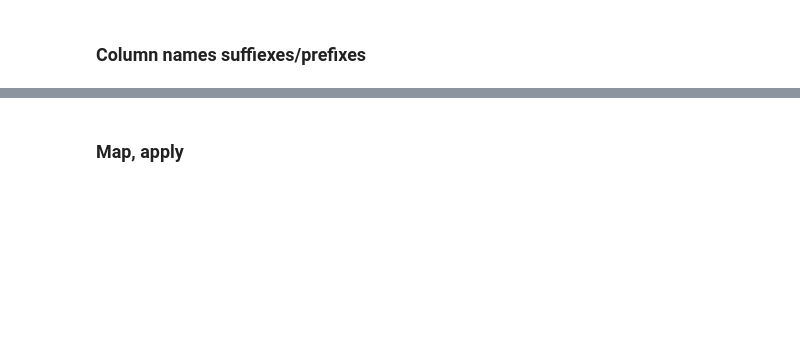
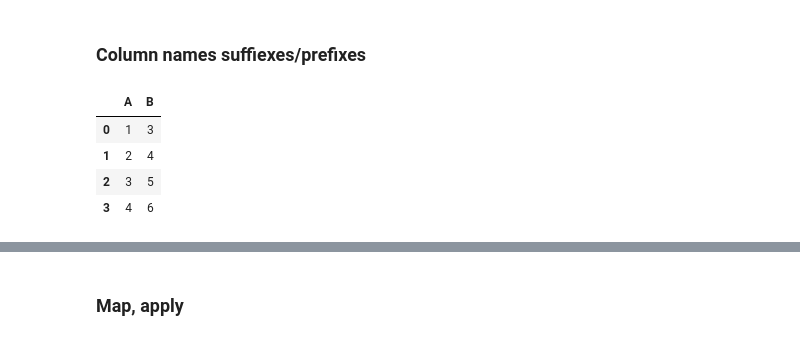
Before and after one commit to Hubbitus/python-jupyter-playbox, a Jupyter notebook: DataSandbox.ipynb, the cells around one changed output, grey strips where cells are left out. Saved outputs shown, nothing was run; the diff lists cells and outputs as text; code cells hidden in the pictures; blank space fills up the shorter version.

```diff
--- a/DataSandbox.ipynb
+++ b/DataSandbox.ipynb
@@ -1175,3 +1179,13 @@ res
 # %% [markdown]
 ### Column names suffiexes/prefixes
+# %%
+# Given:
+df = DataFrame({'A': [1, 2, 3, 4], 'B': [3, 4, 5, 6]})
+df
+# %% [output]
+|  | A | B |
+| 0 | 1 | 3 |
+| 1 | 2 | 4 |
+| 2 | 3 | 5 |
+| 3 | 4 | 6 |
 # %%
```
Also changed, not shown: parts of 82 cells of this notebook.
